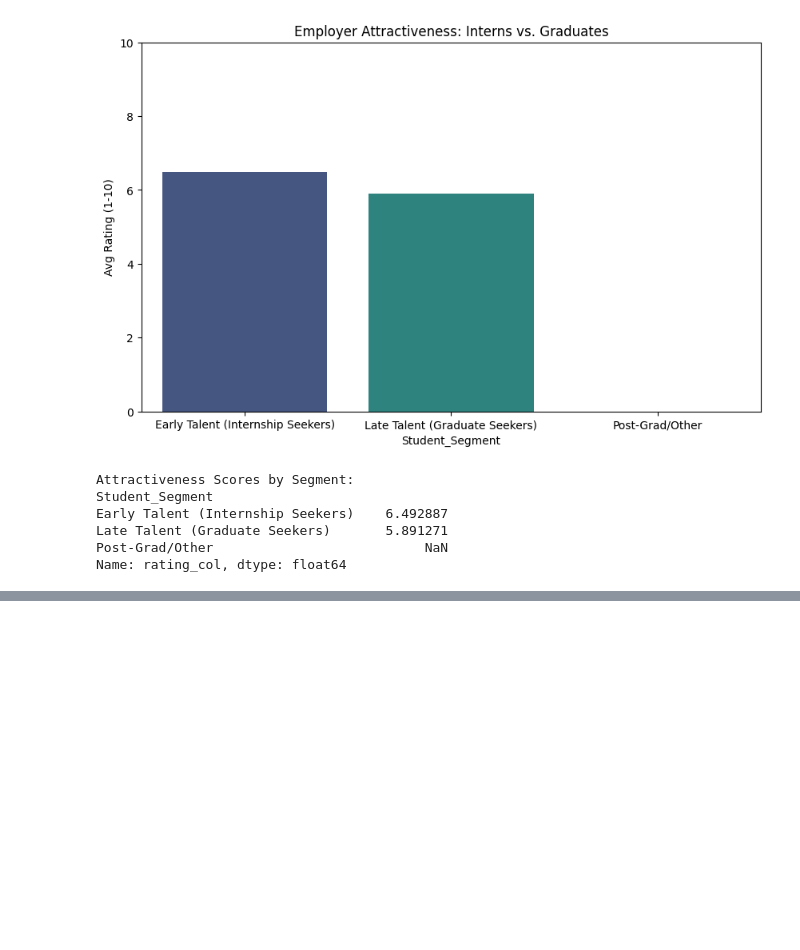
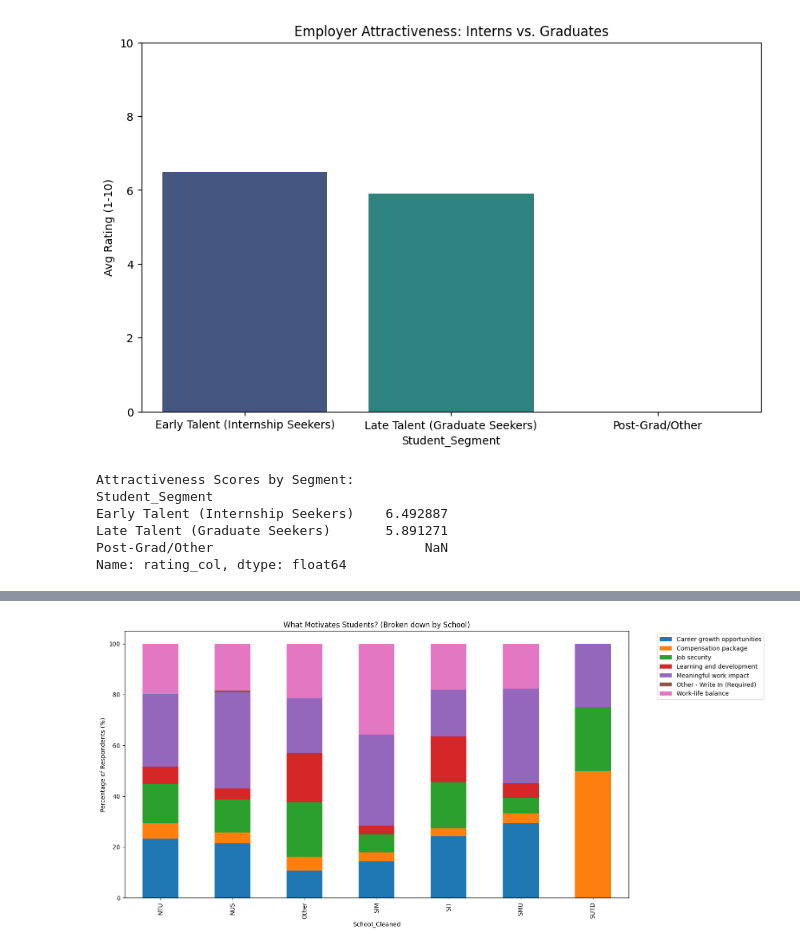
Before and after one commit to yijiesoo/Datathon-2026-LeiGaGa, a Jupyter notebook: src/main.ipynb, the cells around one changed output, grey strips where cells are left out. Drawn from its saved outputs; the diff is of its cells as text; code cells hidden in the pictures; blank space fills up the shorter version.

```diff
--- a/src/main.ipynb
+++ b/src/main.ipynb
@@ -286,0 +329,20 @@ Name: rating_col, dtype: float64
+# %%
+# --- STEP 2: Motivation Frequency per Segment ---
+
+# Identify the motivation column
+motivate_col = 'Which of these factors would most motivate you to apply for a position at the organisation?'
+
+# Pivot table to see which schools care about what
+# We use 'count' because this is categorical
+motivation_trends = df.groupby(['School_Cleaned', motivate_col]).size().unstack(fill_value=0)
+
+# Normalize to percentages to see the relative importance per school
+motivation_trends_pct = motivation_trends.div(motivation_trends.sum(axis=1), axis=0) * 100
+
+motivation_trends_pct.plot(kind='bar', stacked=True, figsize=(15, 8))
+plt.title('What Motivates Students? (Broken down by School)')
+plt.ylabel('Percentage of Respondents (%)')
+plt.legend(bbox_to_anchor=(1.05, 1), loc='upper left')
+plt.show()
+# %% [output]
+[figure, added]
```
Also changed, not shown: parts of 11 cells of this notebook.
